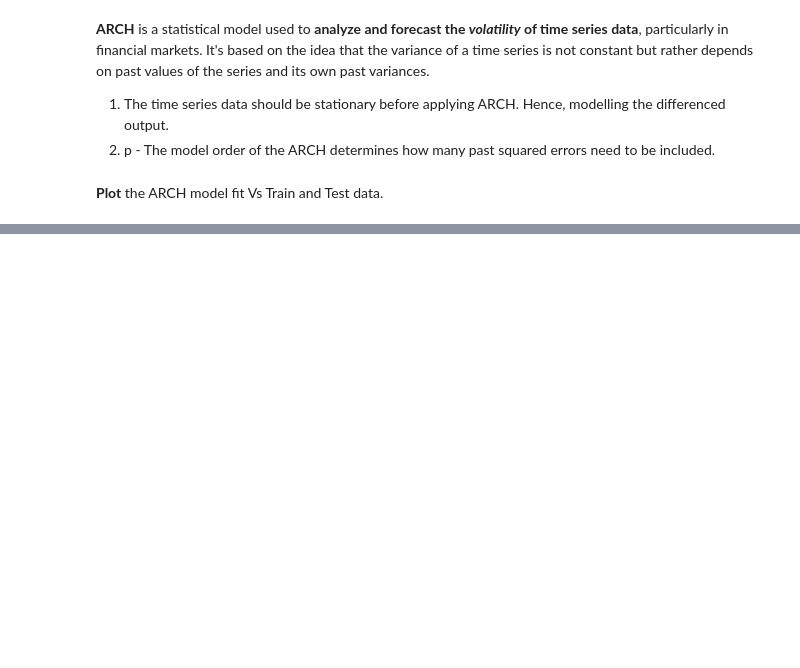
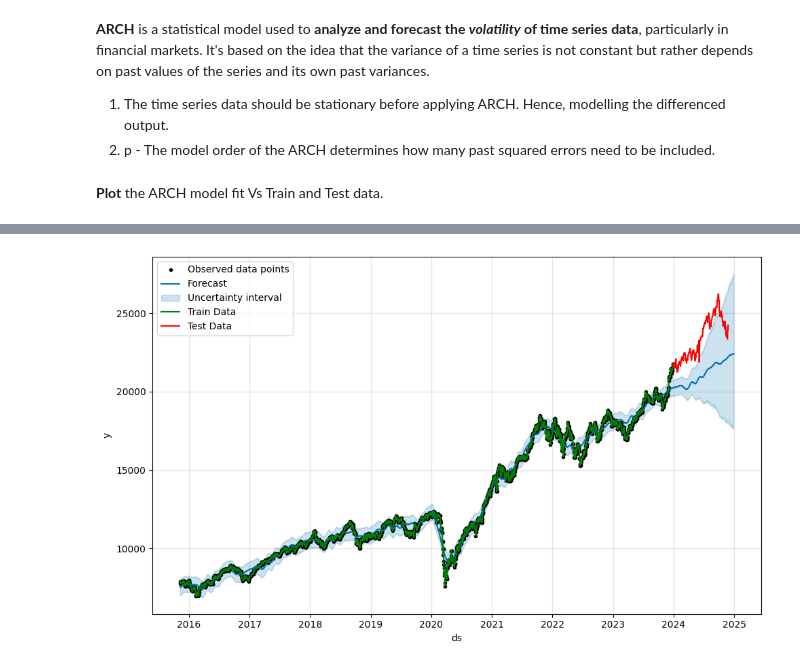
Before and after one commit to aymuos/masters-practise-repo, a Jupyter notebook: TSA_Nifty_50_Project.ipynb, the cells around one changed output, grey strips where cells are left out. Saved outputs shown, nothing was run; the diff lists cells and outputs as text; code cells hidden in the pictures; blank space fills up the shorter version.

```diff
--- a/TSA_Nifty_50_Project.ipynb
+++ b/TSA_Nifty_50_Project.ipynb
@@ -732,0 +1026,12 @@ plt.show()
+# %%
+!pip install prophet
+
+from prophet import Prophet
+
+# Assuming 'df' is your original DataFrame
+data = df[['Fin_Dt', 'Close']].copy()  # Select date and closing price
+data.columns = ['ds', 'y']  # Rename columns to 'ds' and 'y'
+
+data['ds'] = pd.to_datetime(data['ds'])  # Ensure 'ds' is datetime
+
+data.head()
@@ -732,0 +1066,6 @@ plt.show()
+# %%
+# Create a Prophet model instance
+model = Prophet()
+
+# Fit the model to your data
+model.fit(data)
@@ -732,0 +1084,15 @@ plt.show()
+# %%
+future = model.make_future_dataframe(periods=365)  # Forecast for 365 days ahead
+future.tail()
+
+forecast = model.predict(future)
+forecast[['ds', 'yhat', 'yhat_lower', 'yhat_upper']].tail()
+
+# Plot the forecast
+fig1 = model.plot(forecast)
+plt.plot(train_data.index, train_data, label='Train Data', color='Green')
+plt.plot(test_data.index, test_data, label='Test Data', color='red')
+plt.legend()
+plt.show()
+# %% [output]
+[figure, added]
```
Also changed, not shown: parts of 37 cells of this notebook.
